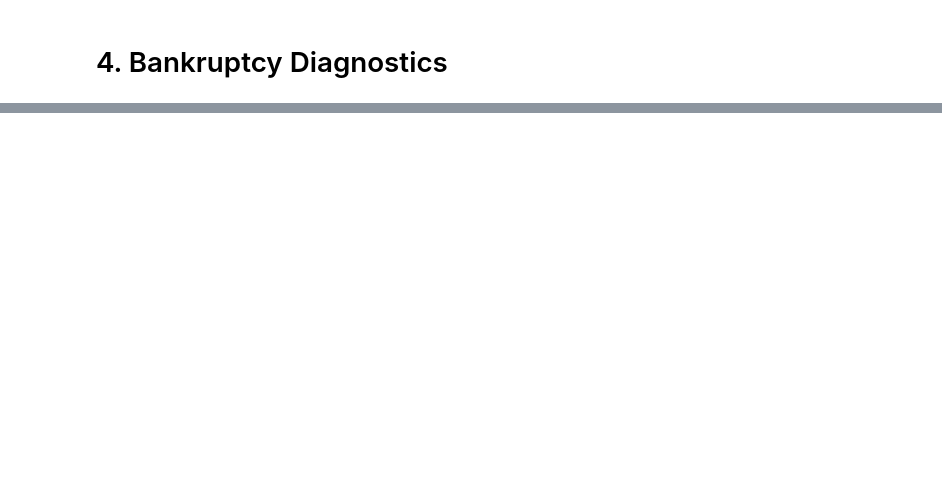
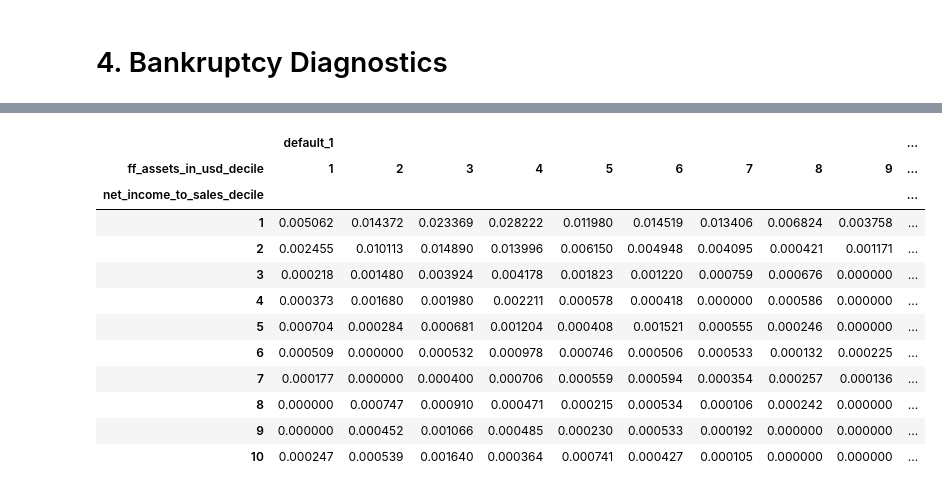
Before and after one commit to jbortfeld/QML-Research, a Jupyter notebook: Research/2. Data Exploration.ipynb, the cells around one changed output, grey strips where cells are left out. Drawn from its saved outputs; the diff is of its cells as text; code cells hidden in the pictures; blank space fills up the shorter version.

```diff
--- a/Research/2. Data Exploration.ipynb
+++ b/Research/2. Data Exploration.ipynb
@@ -22,5 +22,5 @@ print(sys.executable)
 
 data_dir = '/Users/joeybortfeld/Documents/QML Solutions Data/'
 s3_dir = 's3://qml-solutions-new-york/'
-metric_list = metric_inventory.ratio_dict['leverage'] + metric_inventory.ratio_dict['coverage'] + metric_inventory.ratio_dict['profitability'] + metric_inventory.ratio_dict['liquidity'] + metric_inventory.ratio_dict['volatility']
+metric_list = metric_inventory.ratio_dict['size'] + metric_inventory.ratio_dict['leverage'] + metric_inventory.ratio_dict['coverage'] + metric_inventory.ratio_dict['profitability'] + metric_inventory.ratio_dict['liquidity'] + metric_inventory.ratio_dict['volatility']
 print('ratio count:', len(metric_list))
@@ -27,7 +32,7 @@ print('ratio count:', len(metric_list))
 # %%
 # 0. get fundamental data
 
-df = pd.read_csv(data_dir + 'qml_modeling_data/fundamental_dataset_20250109.csv')
+df = pd.read_csv(data_dir + 'qml_modeling_data/fundamental_dataset_20250115.csv')
 print('data shape:', df.shape)
 print('unique fsym_id count:', df['fsym_id'].nunique())
 print('first fiscal_end_date:', df['fiscal_end_date'].min())
@@ -109,9 +135,10 @@ for m in tqdm.tqdm(metric_list):
     temp = data_exploration.quantile_analysis(df, metric=m, quantile_list=quantile_list, groupby=groupby)
 
     if write_to_local:
-        temp.to_csv(data_dir + f'exploratory_data/ratio_quantile_summariesquantile_summary_table_{m}.csv', index=False)
+        temp.to_csv(data_dir + f'exploratory_data/ratio_quantile_summaries/quantile_summary_table_{m}.csv', index=False)
 
     if write_to_s3:
         temp.to_csv(s3_dir + f'qml-dashboard-tools/exploratory-data/ratio-quantile-summaries/quantile_summary_table_{m}.csv', index=False, storage_options=credentials.aws_s3_credentials)
 
 print('done in', time.time() - start)
+print('--', datetime.datetime.now())
@@ -281,0 +283,53 @@ temp.shape
+# %%
+temp = df[['fsym_id', 'fiscal_end_date', 'default_1', 'default_2', 'default_3', 'default_4', 'default_5', 'bankruptcy_date', 'ff_assets_in_usd', 'total_equity_to_assets', 'net_income_to_sales']].copy()
+
+# fill forward where missing (we didn't download quarterly assets in usd)
+temp['ff_assets_in_usd'] = temp.groupby('fsym_id')['ff_assets_in_usd'].ffill(limit=4)
+
+# convert to decile
+temp['ff_assets_in_usd_decile'] = pd.qcut(temp['ff_assets_in_usd'], q=10, labels=False)
+temp['total_equity_to_assets_decile'] = pd.qcut(temp['total_equity_to_assets'], q=10, labels=False)
+temp['net_income_to_sales_decile'] = pd.qcut(temp['net_income_to_sales'], q=10, labels=False)
+for m in ['ff_assets_in_usd_decile', 'total_equity_to_assets_decile', 'net_income_to_sales_decile']:
+    temp[m] = temp[m] + 1
+
+collection = []
+for i in range(1,11):
+    for j in range(1,11):
+
+        temp2 = temp[temp['ff_assets_in_usd_decile'] == i]
+        temp2 = temp2[temp2['net_income_to_sales_decile'] == j]
+        temp2 = temp2[temp2['default_1'].notnull()]
+        temp2 = temp2[temp2['default_1'] != -1]
+
+        mean1 = temp2['default_1'].mean()
+        mean2 = temp2['default_2'].mean()
+        mean3 = temp2['default_3'].mean()
+        mean4 = temp2['default_4'].mean()
+        mean5 = temp2['default_5'].mean()
+        count = temp2.shape[0]
+
+        collection.append([i, j, mean1, mean2, mean3, mean4, mean5, count])
+
+temp = pd.DataFrame(collection, columns=['ff_assets_in_usd_decile', 'net_income_to_sales_decile', 'default_1', 'default_2', 'default_3', 'default_4', 'default_5', 'count'])
+temp = temp.pivot(index='net_income_to_sales_decile', columns='ff_assets_in_usd_decile', values=['default_1'])
+
+
+# add heatmap to table
+# temp.style.background_gradient(cmap='RdYlGn')
+temp.to_csv('/Users/joeybortfeld/Downloads/size_x_profitability_default_rates.csv', index=True)
+temp
+# %% [output]
+|  | default_1 |  |  |  |  |  |  |  |  | ... |
+| ff_assets_in_usd_decile | 1 | 2 | 3 | 4 | 5 | 6 | 7 | 8 | 9 | ... |
+| net_income_to_sales_decile |  |  |  |  |  |  |  |  |  | ... |
+| 1 | 0.005062 | 0.014372 | 0.023369 | 0.028222 | 0.011980 | 0.014519 | 0.013406 | 0.006824 | 0.003758 | ... |
+| 2 | 0.002455 | 0.010113 | 0.014890 | 0.013996 | 0.006150 | 0.004948 | 0.004095 | 0.000421 | 0.001171 | ... |
+| 3 | 0.000218 | 0.001480 | 0.003924 | 0.004178 | 0.001823 | 0.001220 | 0.000759 | 0.000676 | 0.000000 | ... |
+| 4 | 0.000373 | 0.001680 | 0.001980 | 0.002211 | 0.000578 | 0.000418 | 0.000000 | 0.000586 | 0.000000 | ... |
+| 5 | 0.000704 | 0.000284 | 0.000681 | 0.001204 | 0.000408 | 0.001521 | 0.000555 | 0.000246 | 0.000000 | ... |
+| 6 | 0.000509 | 0.000000 | 0.000532 | 0.000978 | 0.000746 | 0.000506 | 0.000533 | 0.000132 | 0.000225 | ... |
+| 7 | 0.000177 | 0.000000 | 0.000400 | 0.000706 | 0.000559 | 0.000594 | 0.000354 | 0.000257 | 0.000136 | ... |
+| 8 | 0.000000 | 0.000747 | 0.000910 | 0.000471 | 0.000215 | 0.000534 | 0.000106 | 0.000242 | 0.000000 | ... |
+| 9 | 0.000000 | 0.000452 | 0.001066 | 0.000485 | 0.000230 | 0.000533 | 0.000192 | 0.000000 | 0.000000 | ... |
+| 10 | 0.000247 | 0.000539 | 0.001640 | 0.000364 | 0.000741 | 0.000427 | 0.000105 | 0.000000 | 0.000000 | ... |
```
Also changed, not shown: parts of 15 cells of this notebook, 10 other files.
